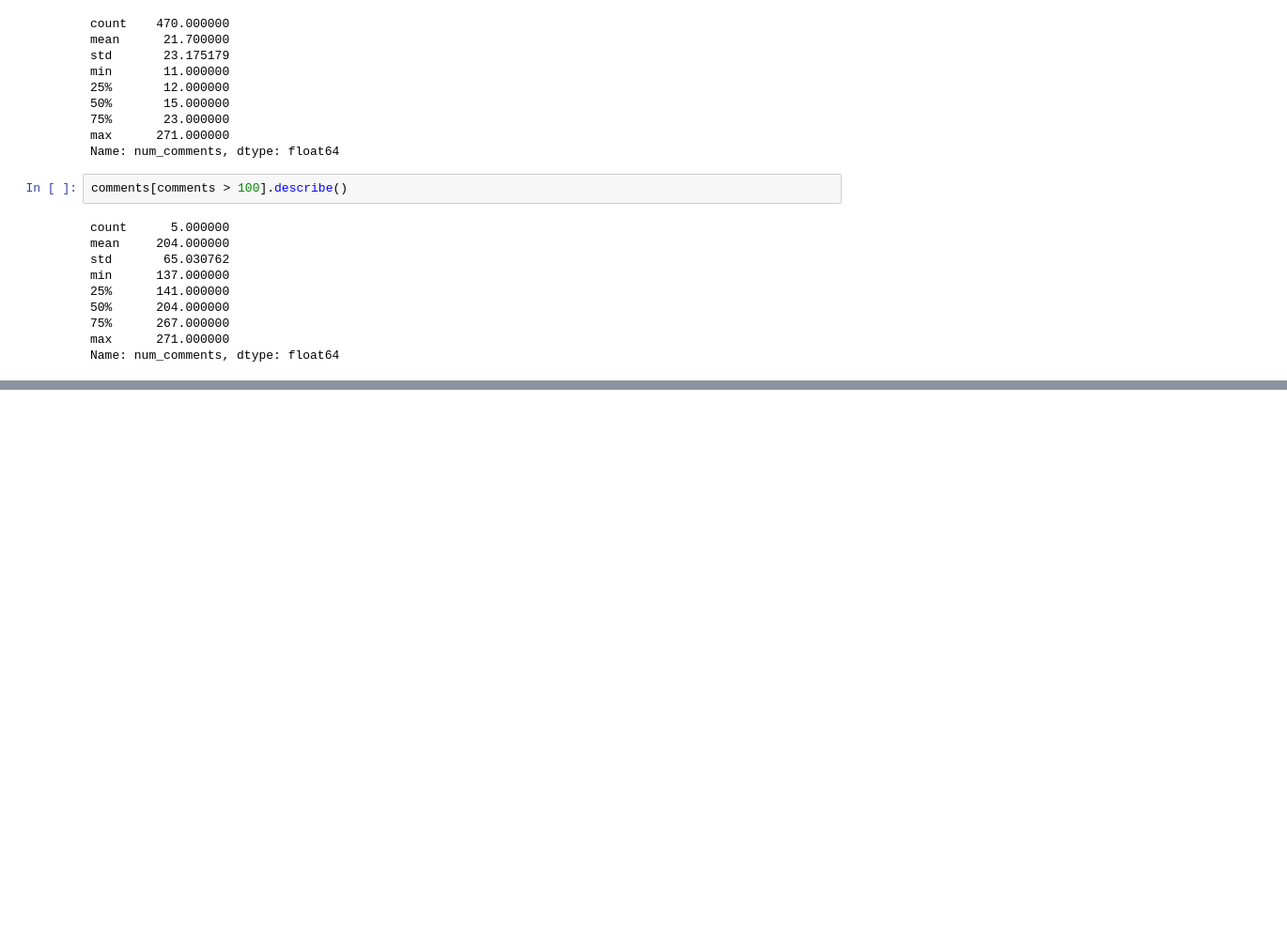
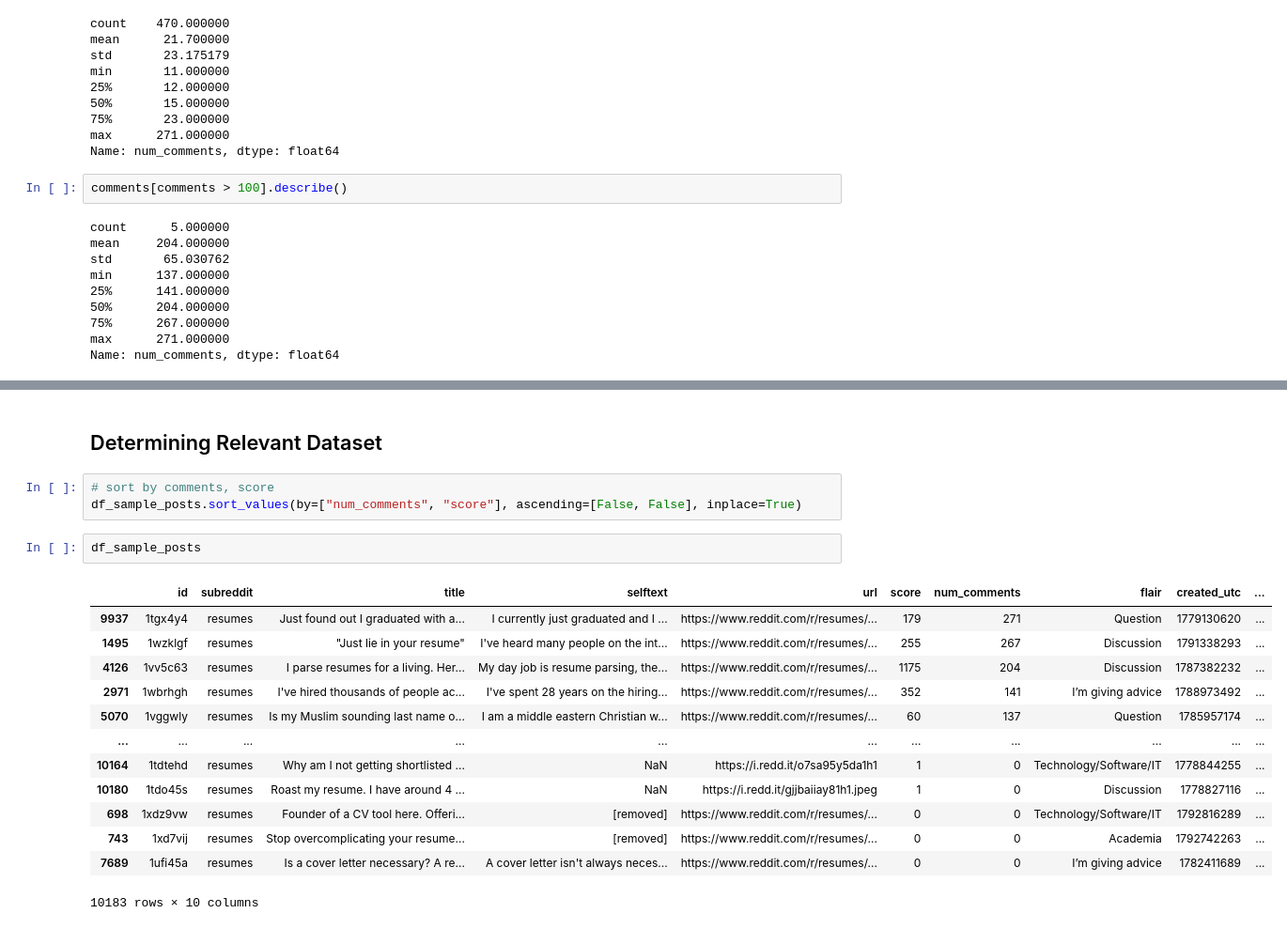
Before and after one commit to saakethk/deepsift, a Jupyter notebook: explore_relevant_posts.ipynb, the cells around one changed output, grey strips where cells are left out. Shown at 94% size. Cells and saved outputs as stored; diff of their text form; blank space fills up the shorter version.

```diff
--- a/explore_relevant_posts.ipynb
+++ b/explore_relevant_posts.ipynb
@@ -295,0 +318,21 @@ Name: num_comments, dtype: float64
+# %% [markdown]
+## Determining Relevant Dataset
+# %%
+# sort by comments, score
+df_sample_posts.sort_values(by=["num_comments", "score"], ascending=[False, False], inplace=True)
+# %%
+df_sample_posts
+# %% [output]
+|  | id | subreddit | title | selftext | url | score | num_comments | flair | created_utc | ... |
+| 9937 | 1tgx4y4 | resumes | Just found out I graduated with a... | I currently just graduated and I ... | https://www.reddit.com/r/resumes/... | 179 | 271 | Question | 1779130620 | ... |
+| 1495 | 1wzklgf | resumes | "Just lie in your resume" | I've heard many people on the int... | https://www.reddit.com/r/resumes/... | 255 | 267 | Discussion | 1791338293 | ... |
+| 4126 | 1vv5c63 | resumes | I parse resumes for a living. Her... | My day job is resume parsing, the... | https://www.reddit.com/r/resumes/... | 1175 | 204 | Discussion | 1787382232 | ... |
+| 2971 | 1wbrhgh | resumes | I've hired thousands of people ac... | I've spent 28 years on the hiring... | https://www.reddit.com/r/resumes/... | 352 | 141 | I’m giving advice | 1788973492 | ... |
+| 5070 | 1vggwly | resumes | Is my Muslim sounding last name o... | I am a middle eastern Christian w... | https://www.reddit.com/r/resumes/... | 60 | 137 | Question | 1785957174 | ... |
+| ... | ... | ... | ... | ... | ... | ... | ... | ... | ... | ... |
+| 10164 | 1tdtehd | resumes | Why am I not getting shortlisted ... | NaN | https://i.redd.it/o7sa95y5da1h1 | 1 | 0 | Technology/Software/IT | 1778844255 | ... |
+| 10180 | 1tdo45s | resumes | Roast my resume. I have around 4 ... | NaN | https://i.redd.it/gjjbaiiay81h1.jpeg | 1 | 0 | Discussion | 1778827116 | ... |
+| 698 | 1xdz9vw | resumes | Founder of a CV tool here. Offeri... | [removed] | https://www.reddit.com/r/resumes/... | 0 | 0 | Technology/Software/IT | 1792816289 | ... |
+| 743 | 1xd7vij | resumes | Stop overcomplicating your resume... | [removed] | https://www.reddit.com/r/resumes/... | 0 | 0 | Academia | 1792742263 | ... |
+| 7689 | 1ufi45a | resumes | Is a cover letter necessary? A re... | A cover letter isn't always neces... | https://www.reddit.com/r/resumes/... | 0 | 0 | I’m giving advice | 1782411689 | ... |
+10183 rows × 10 columns
```
Also changed, not shown: parts of 2 cells of this notebook.
